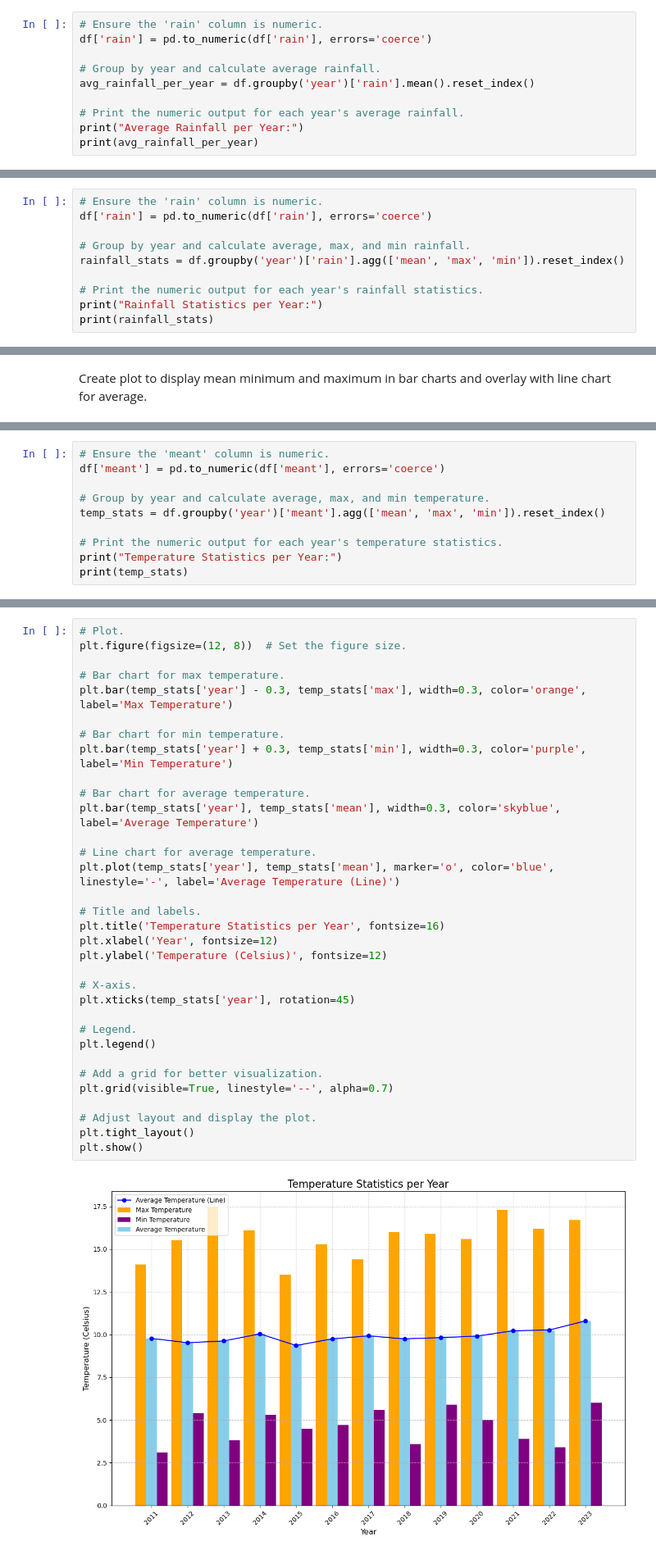
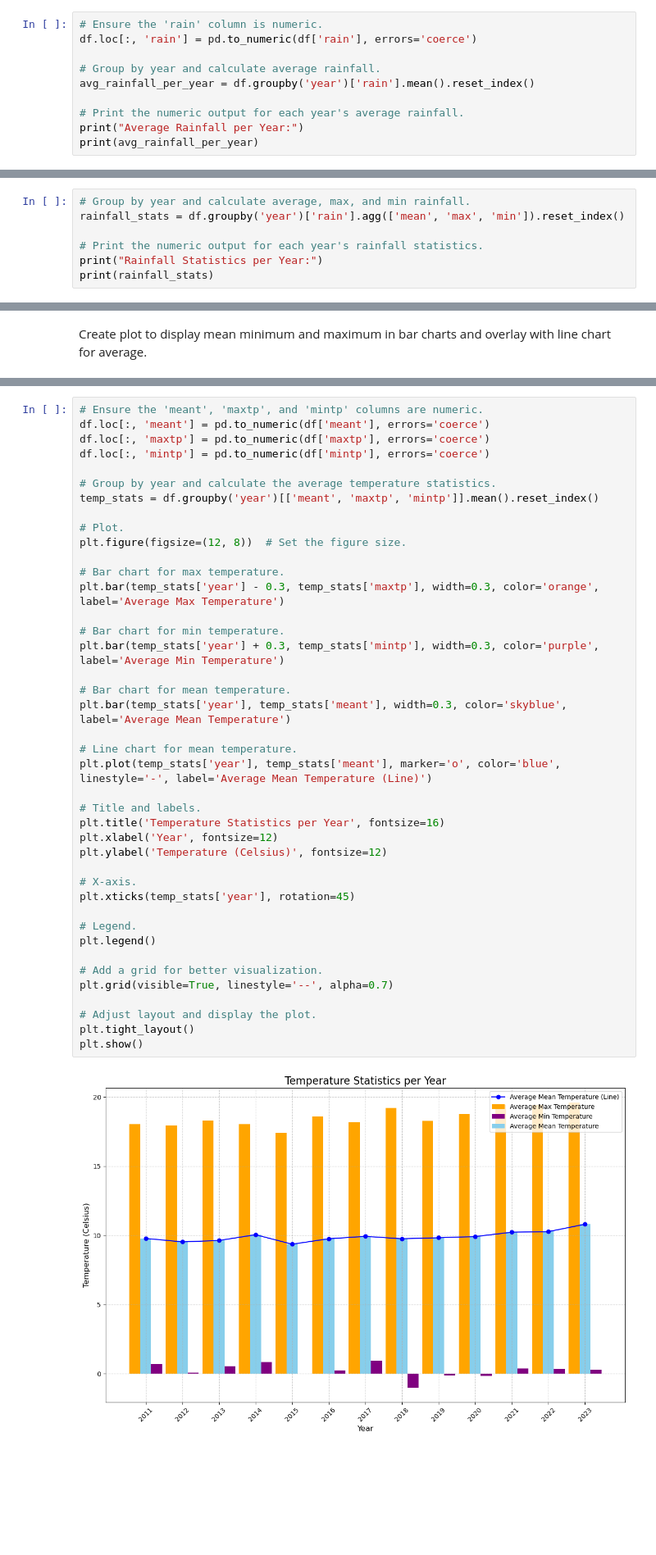
Before and after one commit to MattiDoubleU/PFDA, a Jupyter notebook: Project/Project2024.ipynb, the cells around one changed output, grey strips where cells are left out. Shown: that part at 82% size. Drawn from its saved outputs; the diff is of its cells as text; blank space fills up the shorter version.

```diff
--- a/Project/Project2024.ipynb
+++ b/Project/Project2024.ipynb
@@ -114,7 +114,7 @@ df
 Calculate average rainfall per year.
 # %%
 # Ensure the 'rain' column is numeric.
-df['rain'] = pd.to_numeric(df['rain'], errors='coerce')
+df.loc[:, 'rain'] = pd.to_numeric(df['rain'], errors='coerce')
 
 # Group by year and calculate average rainfall.
 avg_rainfall_per_year = df.groupby('year')['rain'].mean().reset_index()
@@ -164,9 +159,6 @@ plt.show()
 # %% [markdown]
 Average rainfall per year oscillates between under 100 mm in some years to way over 120 mm in other years. Let's have a look at the minimum and maximum averages per year.
 # %%
-# Ensure the 'rain' column is numeric.
-df['rain'] = pd.to_numeric(df['rain'], errors='coerce')
-
 # Group by year and calculate average, max, and min rainfall.
 rainfall_stats = df.groupby('year')['rain'].agg(['mean', 'max', 'min']).reset_index()
 
@@ -231,13 +218,3 @@ plt.tight_layout()
 plt.show()
 # %% [output]
 [figure]
-# %%
-# Ensure the 'meant' column is numeric.
-df['meant'] = pd.to_numeric(df['meant'], errors='coerce')
-
-# Group by year and calculate average, max, and min temperature.
-temp_stats = df.groupby('year')['meant'].agg(['mean', 'max', 'min']).reset_index()
-
-# Print the numeric output for each year's temperature statistics.
-print("Temperature Statistics per Year:")
-print(temp_stats)
@@ -265,35 +221,43 @@ See the caveats in the documentation: https://pandas.pydata.org/pandas-docs/stab
 # %%
+# Ensure the 'meant', 'maxtp', and 'mintp' columns are numeric.
+df.loc[:, 'meant'] = pd.to_numeric(df['meant'], errors='coerce')
+df.loc[:, 'maxtp'] = pd.to_numeric(df['maxtp'], errors='coerce')
+df.loc[:, 'mintp'] = pd.to_numeric(df['mintp'], errors='coerce')
+
+# Group by year and calculate the average temperature statistics.
+temp_stats = df.groupby('year')[['meant', 'maxtp', 'mintp']].mean().reset_index()
+
 # Plot.
 plt.figure(figsize=(12, 8))  # Set the figure size.
 
 # Bar chart for max temperature.
-plt.bar(temp_stats['year'] - 0.3, temp_stats['max'], width=0.3, color='orange', label='Max Temperature')
+plt.bar(temp_stats['year'] - 0.3, temp_stats['maxtp'], width=0.3, color='orange', label='Average Max Temperature')
 
 # Bar chart for min temperature.
-plt.bar(temp_stats['year'] + 0.3, temp_stats['min'], width=0.3, color='purple', label='Min Temperature')
+plt.bar(temp_stats['year'] + 0.3, temp_stats['mintp'], width=0.3, color='purple', label='Average Min Temperature')
 
-# Bar chart for average temperature.
-plt.bar(temp_stats['year'], temp_stats['mean'], width=0.3, color='skyblue', label='Average Temperature')
+# Bar chart for mean temperature.
+plt.bar(temp_stats['year'], temp_stats['meant'], width=0.3, color='skyblue', label='Average Mean Temperature')
 
-# Line chart for average temperature.
-plt.plot(temp_stats['year'], temp_stats['mean'], marker='o', color='blue', linestyle='-', label='Average Temperature (Line)')
+# Line chart for mean temperature.
+plt.plot(temp_stats['year'], temp_stats['meant'], marker='o', color='blue', linestyle='-', label='Average Mean Temperature (Line)')
 
 # Title and labels.
 plt.title('Temperature Statistics per Year', fontsize=16)
 plt.xlabel('Year', fontsize=12)
 plt.ylabel('Temperature (Celsius)', fontsize=12)
 
 # X-axis.
 plt.xticks(temp_stats['year'], rotation=45)
 
 # Legend.
 plt.legend()
 
 # Add a grid for better visualization.
 plt.grid(visible=True, linestyle='--', alpha=0.7)
 
 # Adjust layout and display the plot.
 plt.tight_layout()
 plt.show()
 # %% [output]
-[figure, old version]
+[figure, new version]
```
Also changed, not shown: parts of 8 cells of this notebook.
